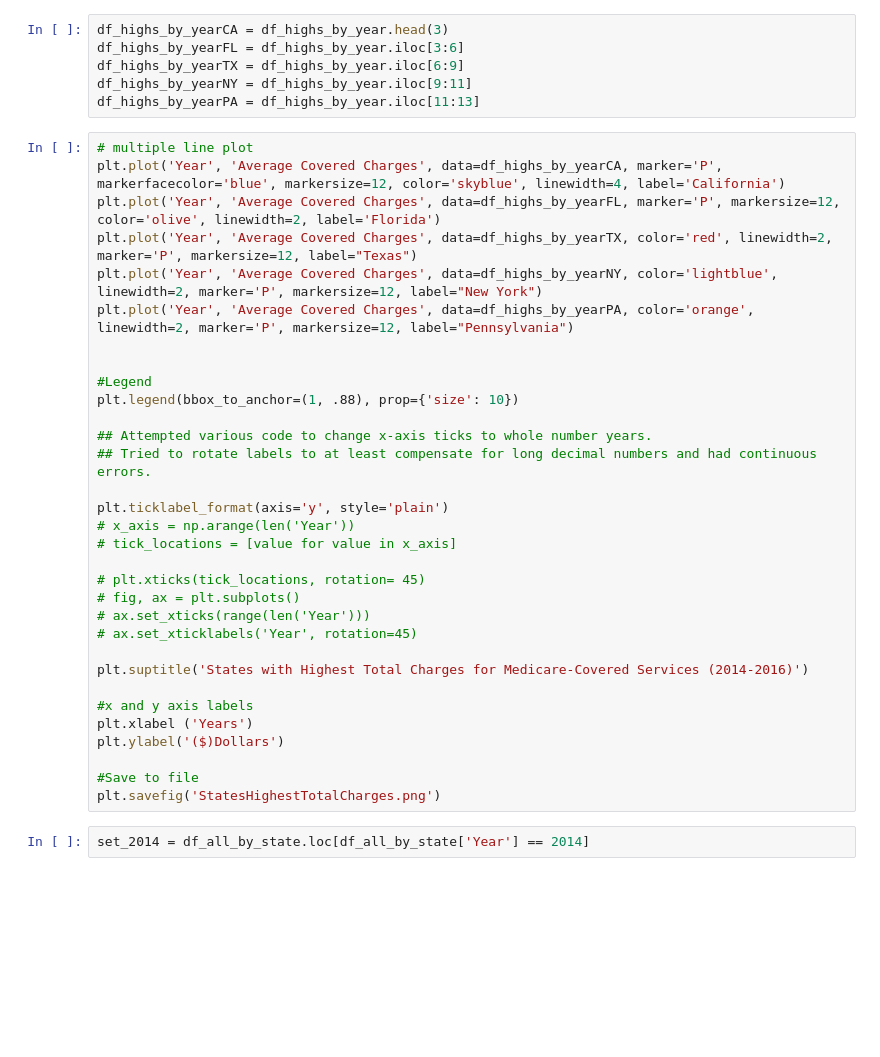
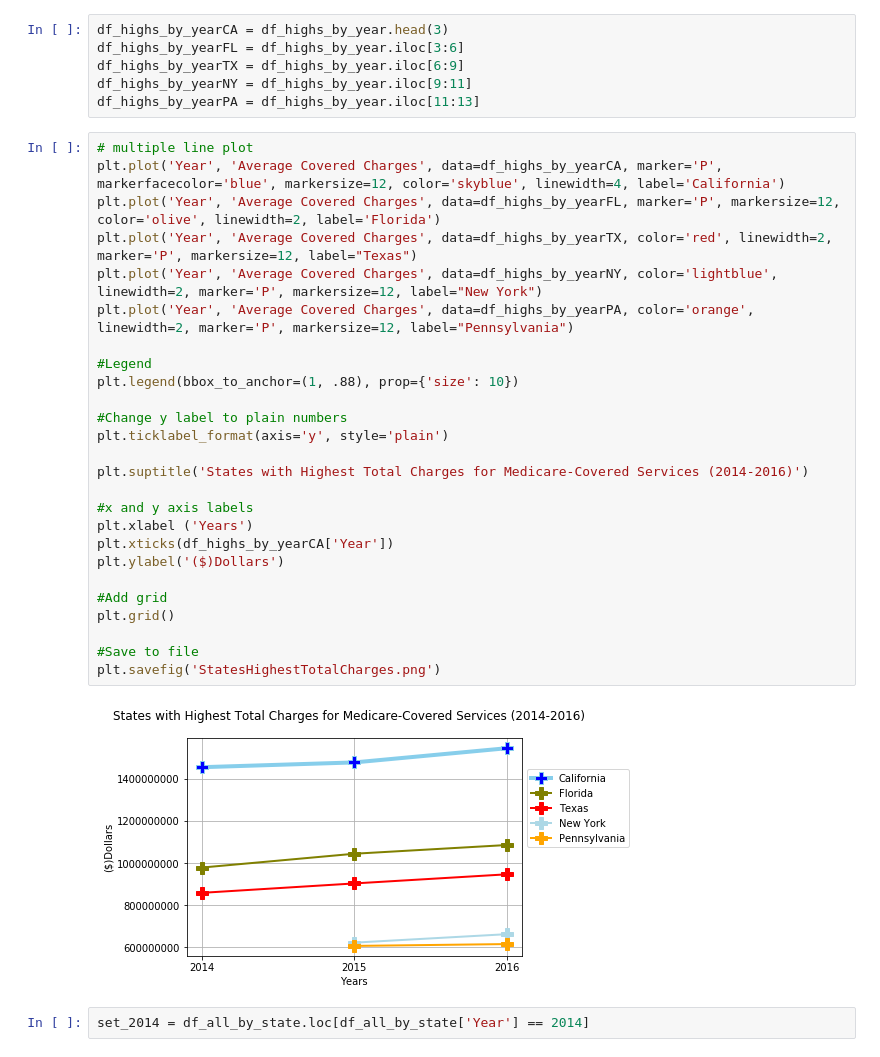
Before and after one commit to nilamroy2/Group6_Project_1, a Jupyter notebook: KimraCodeandGraphs/KCGroup6code.ipynb, the cells around one changed output. Saved outputs shown, nothing was run; the diff lists cells and outputs as text; blank space fills up the shorter version.

```diff
--- a/KimraCodeandGraphs/KCGroup6code.ipynb
+++ b/KimraCodeandGraphs/KCGroup6code.ipynb
@@ -66,35 +104,31 @@ df_highs_by_yearPA = df_highs_by_year.iloc[11:13]
 # %%
 # multiple line plot
 plt.plot('Year', 'Average Covered Charges', data=df_highs_by_yearCA, marker='P', markerfacecolor='blue', markersize=12, color='skyblue', linewidth=4, label='California')
 plt.plot('Year', 'Average Covered Charges', data=df_highs_by_yearFL, marker='P', markersize=12, color='olive', linewidth=2, label='Florida')
 plt.plot('Year', 'Average Covered Charges', data=df_highs_by_yearTX, color='red', linewidth=2, marker='P', markersize=12, label="Texas")
 plt.plot('Year', 'Average Covered Charges', data=df_highs_by_yearNY, color='lightblue', linewidth=2, marker='P', markersize=12, label="New York")
 plt.plot('Year', 'Average Covered Charges', data=df_highs_by_yearPA, color='orange', linewidth=2, marker='P', markersize=12, label="Pennsylvania")
 
-
 #Legend
 plt.legend(bbox_to_anchor=(1, .88), prop={'size': 10})
 
-## Attempted various code to change x-axis ticks to whole number years.
-## Tried to rotate labels to at least compensate for long decimal numbers and had continuous errors.
-
+#Change y label to plain numbers
 plt.ticklabel_format(axis='y', style='plain')
-# x_axis = np.arange(len('Year'))
-# tick_locations = [value for value in x_axis]
-
-# plt.xticks(tick_locations, rotation= 45)
-# fig, ax = plt.subplots()
-# ax.set_xticks(range(len('Year')))
-# ax.set_xticklabels('Year', rotation=45)
 
 plt.suptitle('States with Highest Total Charges for Medicare-Covered Services (2014-2016)')
 
 #x and y axis labels
 plt.xlabel ('Years')
+plt.xticks(df_highs_by_yearCA['Year'])
 plt.ylabel('($)Dollars')
+
+#Add grid
+plt.grid()
 
 #Save to file
 plt.savefig('StatesHighestTotalCharges.png')
+# %% [output]
+[figure, added]
 # %%
 set_2014 = df_all_by_state.loc[df_all_by_state['Year'] == 2014]
 # %%
```
Also changed, not shown: parts of 7 cells of this notebook, 2 other files.
